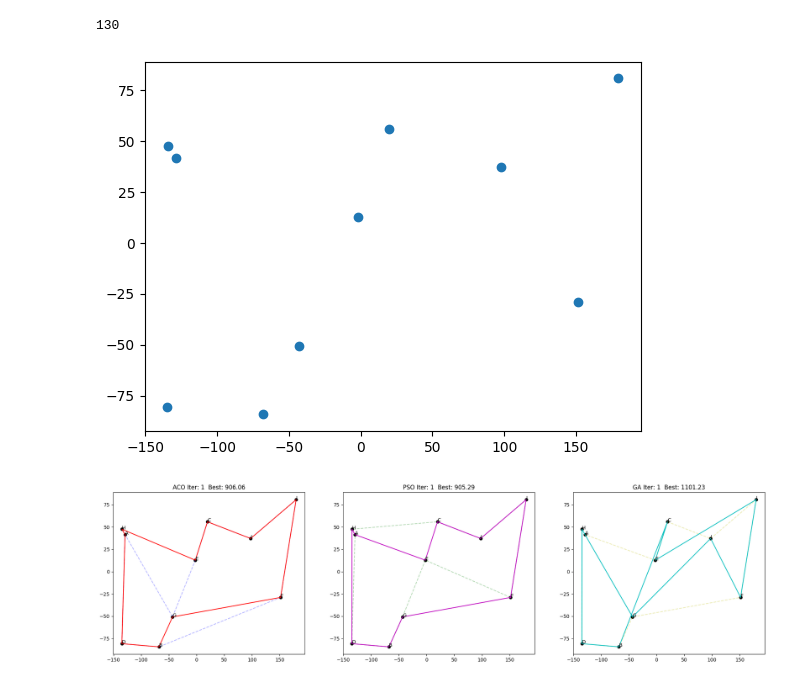
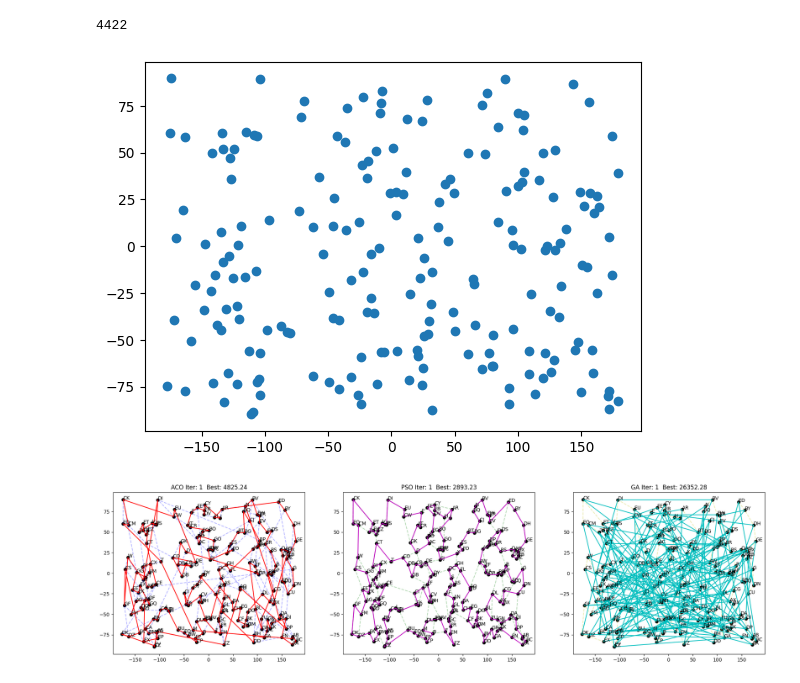
Before and after one commit to HugoPhi/opcal, a Jupyter notebook: Optimzation/TSP.ipynb, the cells around one changed output. Cells and saved outputs as stored; diff of their text form; code cells hidden in the pictures.

Commit message:
update some charts

```diff
--- a/Optimzation/TSP.ipynb
+++ b/Optimzation/TSP.ipynb
@@ -14,7 +14,7 @@ np.random.seed(sd)  # 312
 # y = [39.92, 39.13, 31.22, 29.59, 29.97, 43.77, 38.47, 40.82, 22.84, 45.75]
 # dist = {0:'A',1:'B',2:'C',3:'D',4:'E',5:'F',6:'G',7:'H',8:'I',9:'J'}
 
-NUM_CITYS = 10
+NUM_CITYS = 200
 
 # 随机生成70个城市的坐标 (x: 经度, y: 纬度)
 x = [np.random.uniform(-180, 180) for _ in range(NUM_CITYS)]  # 经度范围 -180 到 180
@@ -42,8 +42,8 @@ for i in range(num_cities):
 plt.scatter(x, y)
 plt.show()
 # %% [output]
-130
+4422
-[figure, old version]
+[figure, new version]
 # %%
 # ==================== 改进的贪心算法 ====================
 def greedy_tsp(distances, num_solutions=20, k=5):
@@ -275,21 +275,6 @@ class PSO_TSP:
         y_best = [y[i] for i in self.gbest_path] + [y[self.gbest_path[0]]] if self.gbest_path else []
         self.frames.append(('PSO', x_curr, y_curr, x_best, y_best, self.gbest_length))
 # %%
-import numpy as np
-from typing import List, Tuple
-
-class GA_TSP:
-    def __init__(self,
-                 distances: np.ndarray,
-                 pop_size: int = 500,
-                 max_iter: int = 200,
-                 pc: float = 0.8,
-                 pm: float = 0.05,
-                 greedy_ratio: float = 0.3,
-                 use_2opt: bool = True,
-                 adaptive_params: bool = True):
-        """
-        改进的遗传算法求解TSP问题
 
         参数:
             distances: 距离矩阵 (n x n)
@@ -363,7 +348,7 @@ class GA_TSP:
                 self.best_path = self.population[current_best_idx].copy()
 
             # 选择 (锦标赛选择)
-            selected = self._tournament_selection(fitness)
+            selected = self.y_tournament_selection(fitness)
 
             # 交叉 (顺序交叉OX)
             offspring = []
@@ -511,19 +496,19 @@ fig, (ax1, ax2, ax3) = plt.subplots(1, 3, figsize=(24, 6))
 
 # 初始化所有算法
 aco = ACO_TSP(DIS,
-              num_ants=200,
-              max_iter=50,
+              num_ants=300,
+              max_iter=100,
               alpha=1,
               beta=3,
               rho=0.1,
               Q=1)
 pso = PSO_TSP(DIS,
               num_particles=200,
-              max_iter=50,
+              max_iter=100,
               greedy_solutions=0)
 ga = GA_TSP(DIS,
-            pop_size=100,
-            max_iter=50,
+            pop_size=200,
+            max_iter=100,
             pc=0.5,
             pm=0.2,
             greedy_ratio=0)
@@ -558,31 +543,31 @@ def update(frame):
     ax1.set_title(f"{aco_frame[0]} Iter: {frame+1}  Best: {aco_frame[5]:.2f}")
 
     # 更新粒子群算法视图
     ax2.clear()
     ax2.scatter(x, y, c='black')
     for i, txt in enumerate(dist.values()):
         ax2.annotate(txt, (x[i], y[i]))
     ax2.plot(pso_frame[1], pso_frame[2], 'g--', alpha=0.3)
     ax2.plot(pso_frame[3], pso_frame[4], 'm-')
     ax2.set_title(f"{pso_frame[0]} Iter: {frame+1}  Best: {pso_frame[5]:.2f}")
 
     # 更新遗传算法视图
     ax3.clear()
     ax3.scatter(x, y, c='black')
     for i, txt in enumerate(dist.values()):
         ax3.annotate(txt, (x[i], y[i]))
     ax3.plot(ga_frame[1], ga_frame[2], 'y--', alpha=0.3)
     ax3.plot(ga_frame[3], ga_frame[4], 'c-')
     ax3.set_title(f"{ga_frame[0]} Iter: {frame+1}  Best: {ga_frame[5]:.2f}")
 
     return ax1, ax2, ax3
 
 # 创建动画
 ani = FuncAnimation(fig, update, frames=len(all_frames), interval=300)
 
 # 显示动画
 # HTML(ani.to_html5_video())
 
 ani.save(f'./assets/tsp_{NUM_CITYS}.gif', writer='pillow', fps=5)
 # %% [output]
-[figure, old version]
+[figure, new version]
```
Also changed, not shown: 6 other files.
